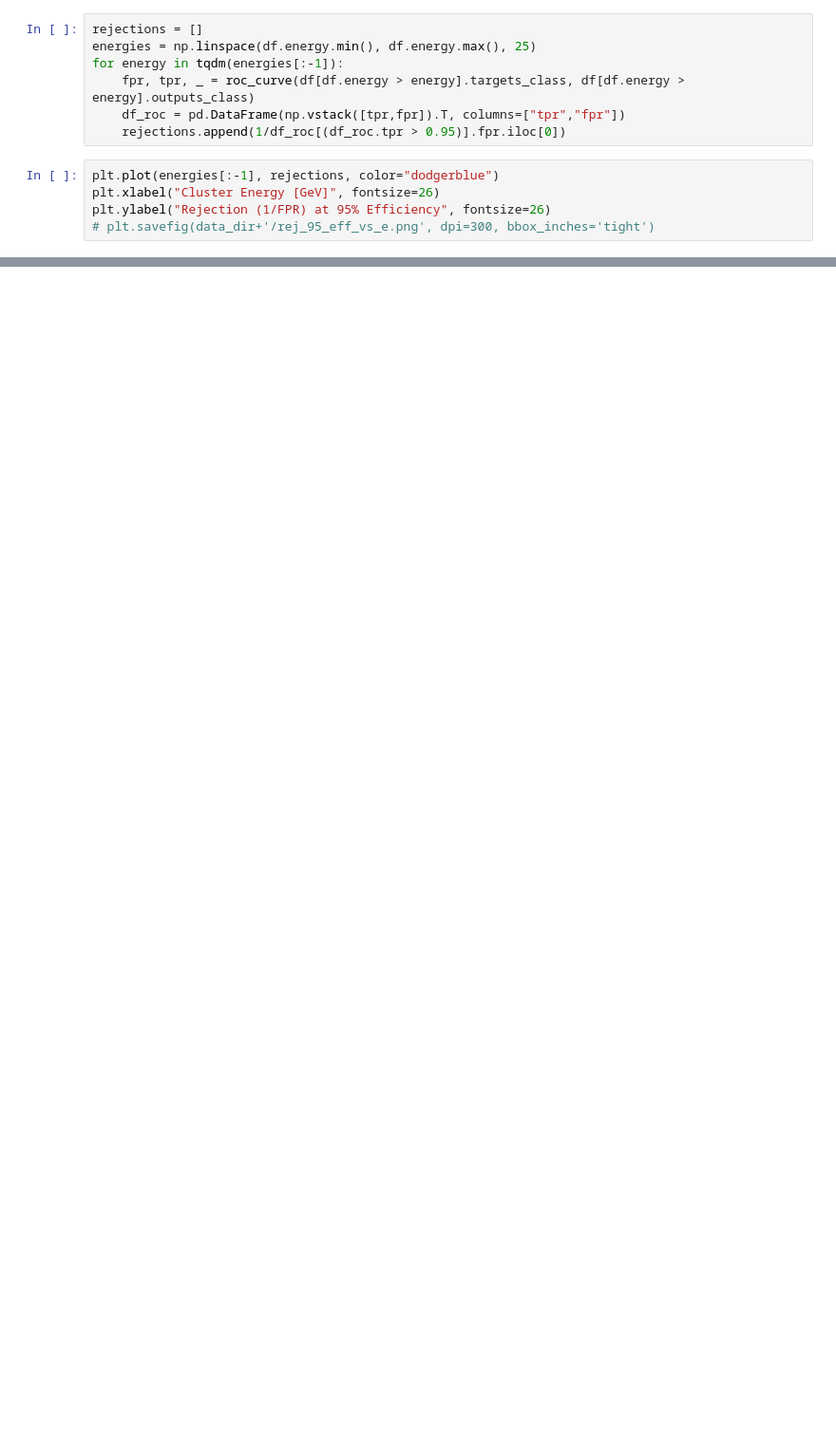
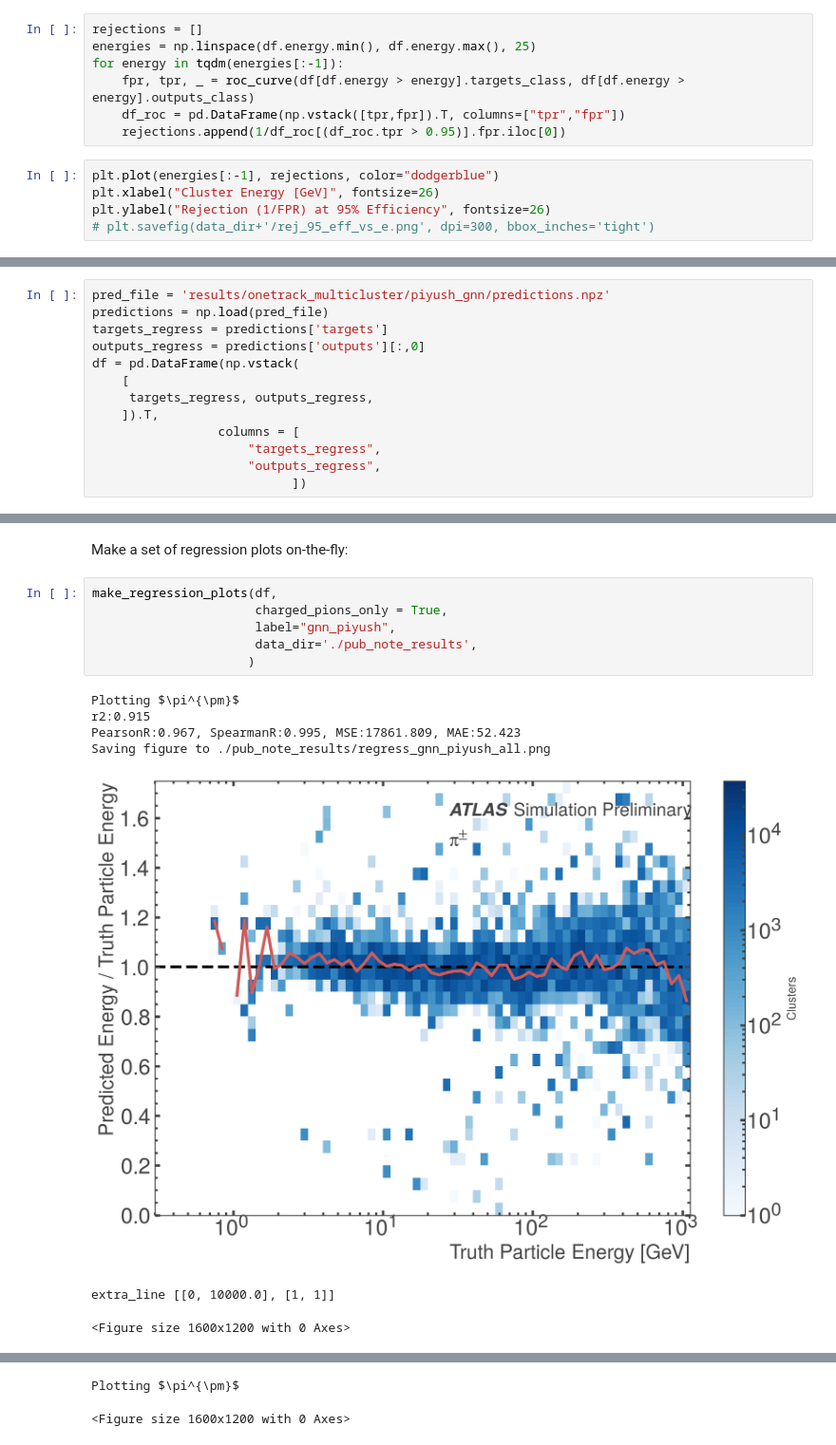
Before and after one commit to atlas-calo-ml/gn4pions_eastbay, a Jupyter notebook: analysis_example.ipynb, the cells around one changed output, grey strips where cells are left out. Shown at 95% size. Saved outputs shown, nothing was run; the diff lists cells and outputs as text; blank space fills up the shorter version.

```diff
--- a/analysis_example.ipynb
+++ b/analysis_example.ipynb
@@ -971,0 +433,13 @@ plt.savefig(data_dir+'/iqr.png', dpi=300, bbox_inches='tight')
+# %%
+pred_file = 'results/onetrack_multicluster/piyush_gnn/predictions.npz'
+predictions = np.load(pred_file)
+targets_regress = predictions['targets']
+outputs_regress = predictions['outputs'][:,0]
+df = pd.DataFrame(np.vstack(
+    [
+     targets_regress, outputs_regress,
+    ]).T,
+                 columns = [
+                     "targets_regress",
+                     "outputs_regress",
+                           ])
@@ -971,0 +645,16 @@ plt.savefig(data_dir+'/iqr.png', dpi=300, bbox_inches='tight')
+# %% [markdown]
+Make a set of regression plots on-the-fly:
+# %%
+make_regression_plots(df,
+                      charged_pions_only = True,
+                      label="gnn_piyush",
+                      data_dir='./pub_note_results',
+                     )
+# %% [output]
+Plotting $\pi^{\pm}$
+r2:0.915
+PearsonR:0.967, SpearmanR:0.995, MSE:17861.809, MAE:52.423
+Saving figure to ./pub_note_results/regress_gnn_piyush_all.png
+[figure, added]
+extra_line [[0, 10000.0], [1, 1]]
+<Figure size 1600x1200 with 0 Axes>
@@ -971,0 +662,2 @@ plt.savefig(data_dir+'/iqr.png', dpi=300, bbox_inches='tight')
+Plotting $\pi^{\pm}$
+<Figure size 1600x1200 with 0 Axes>
```
Also changed, not shown: parts of 72 cells of this notebook.
